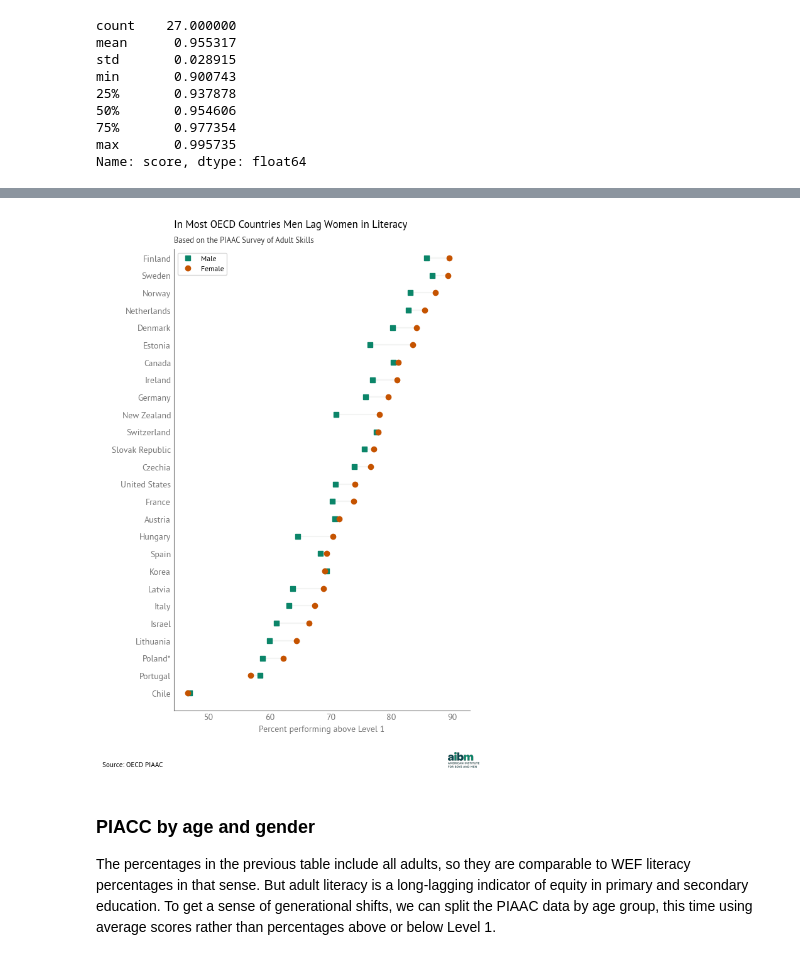
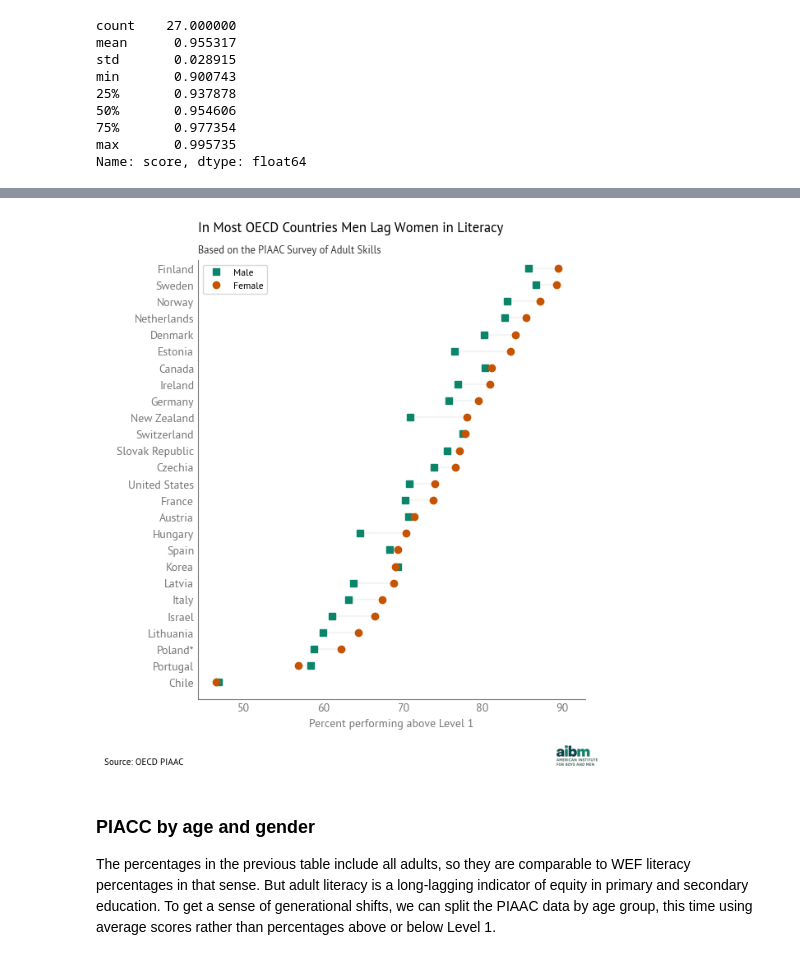
Before and after one commit to AllenDowney/EqualityWEF, a Jupyter notebook: literacy.ipynb, the cells around one changed output, grey strips where cells are left out. Drawn from its saved outputs; the diff is of its cells as text; code cells hidden in the pictures.

```diff
--- a/literacy.ipynb
+++ b/literacy.ipynb
@@ -265,3 +505,6 @@ min       0.900743
 75%       0.977354
 max       0.995735
 Name: score, dtype: float64
+# %%
+piaac['score_truncated'] = np.where(piaac['ratio'] > 1, 1, piaac['score'])
+piaac['score_truncated'].describe()
@@ -268,24 +521,24 @@ Name: score, dtype: float64
 # %%
 from utils import add_title, add_subtext, add_logo
 
 piaac_sorted = piaac.sort_values(by='female_percent')
 country = piaac_sorted['country']
 male = 100 - piaac_sorted['male_percent']
 female = 100 - piaac_sorted['female_percent']
 
-fig, ax = plt.subplots(figsize=(6, 8))
+fig, ax = plt.subplots(figsize=(6, 6))
 plt.hlines(country, male, female, color=AIBM_COLORS['light_gray'])
 plt.plot(male, country, 's', color=AIBM_COLORS['green'], label='Male')
 plt.plot(female, country, 'o', color=AIBM_COLORS['orange'], label='Female')
 ax.invert_yaxis()
 
 decorate(xlabel='Percent performing above Level 1', ylim=[len(piaac), 0.5])
 add_title("In Most OECD Countries Men Lag Women in Literacy",
           "Based on the PIAAC Survey of Adult Skills", y=1.01)
 add_subtext("Source: OECD PIAAC", y=-0.05)
 logo = add_logo(location=(1.0, -0.05))
 # %% [output]
-[figure, old version]
+[figure, new version]
 # %% [markdown]
 ### PIACC by age and gender
 
```
Also changed, not shown: parts of 116 cells of this notebook.
